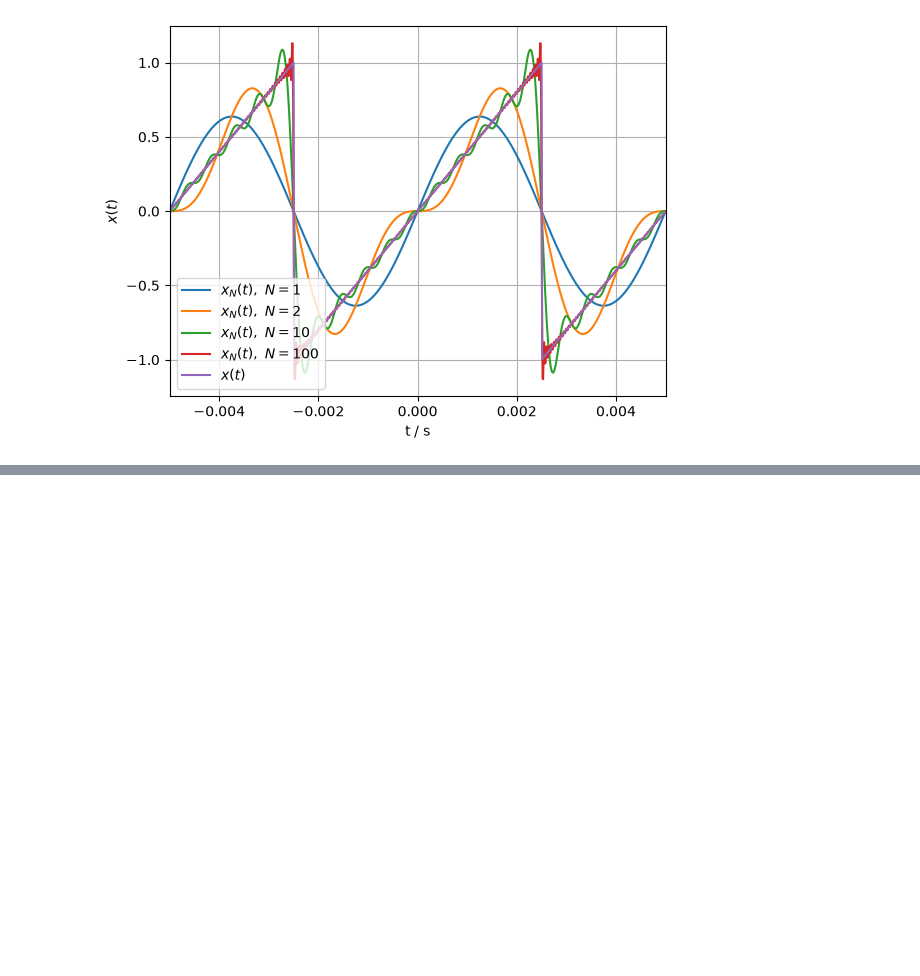
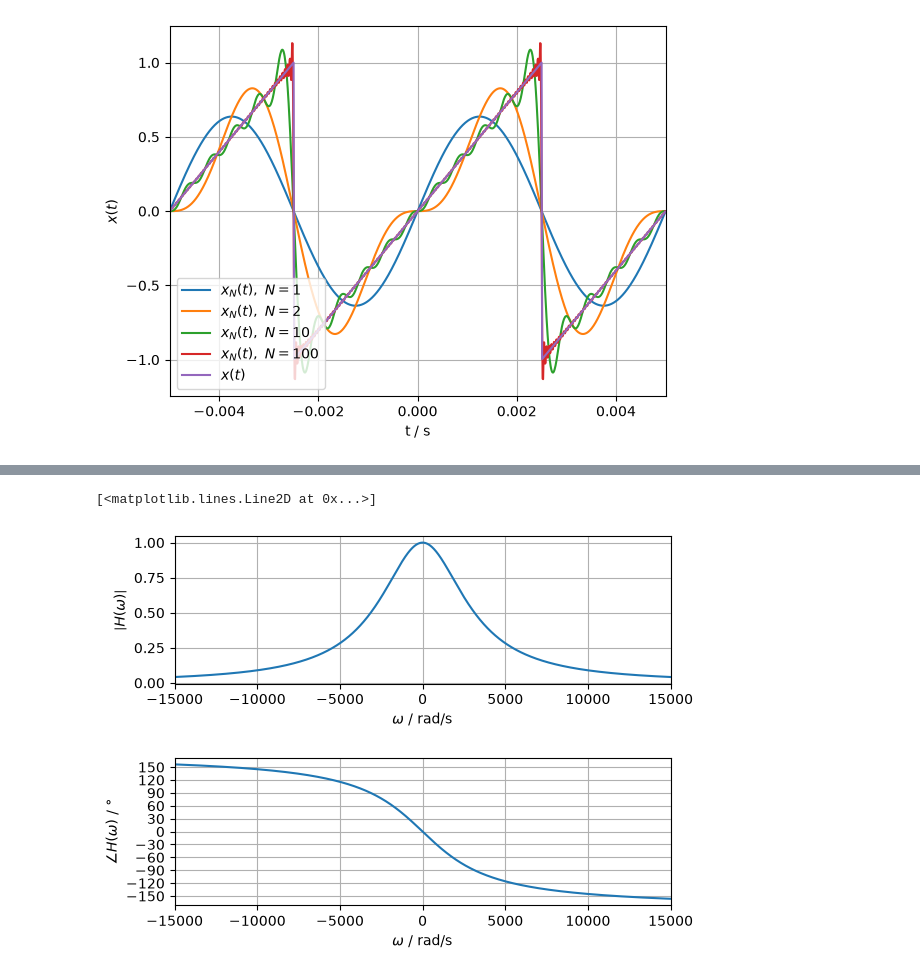
Before and after one commit to NelsonWiltebo/Signals-and-Transformers-Assigments, a Jupyter notebook: Assignment 2.ipynb, the cells around one changed output, grey strips where cells are left out. Saved outputs shown, nothing was run; the diff lists cells and outputs as text; code cells hidden in the pictures; blank space fills up the shorter version.

```diff
--- a/Assignment 2.ipynb
+++ b/Assignment 2.ipynb
@@ -116,0 +137,26 @@ ax[1].stem(wn, np.angle(Xn))
+# %%
+dw = 10
+w = np.arange(-15e3, 15e3, dw)
+
+alpha = 1000 * np.pi
+H = alpha ** 2 / ((alpha + 1j * w) ** 2)
+
+fig, ax = plt.subplots(2, 1)
+ax[0].grid()
+ax[1].grid()
+fig.subplots_adjust(hspace=0.5)
+
+ax[0].set_xlim(-15e3, 15e3)
+ax[0].set_xlabel('$\\omega$ / rad/s')
+ax[0].set_ylabel('$\\left| H(\\omega) \\right|$')
+
+ax[1].set_xlim(-15e3, 15e3)
+ax[1].set_xlabel('$\\omega$ / rad/s')
+ax[1].set_yticks(np.arange(-180, 181, 30))
+ax[1].set_ylabel('$\\angle H(\\omega)$ / °')
+
+ax[0].plot(w, np.abs(H))
+ax[1].plot(w, 180 / np.pi * np.angle(H))
+# %% [output]
+[<matplotlib.lines.Line2D at 0x...>]
+[figure, added]
```
Also changed, not shown: parts of 9 cells of this notebook.
